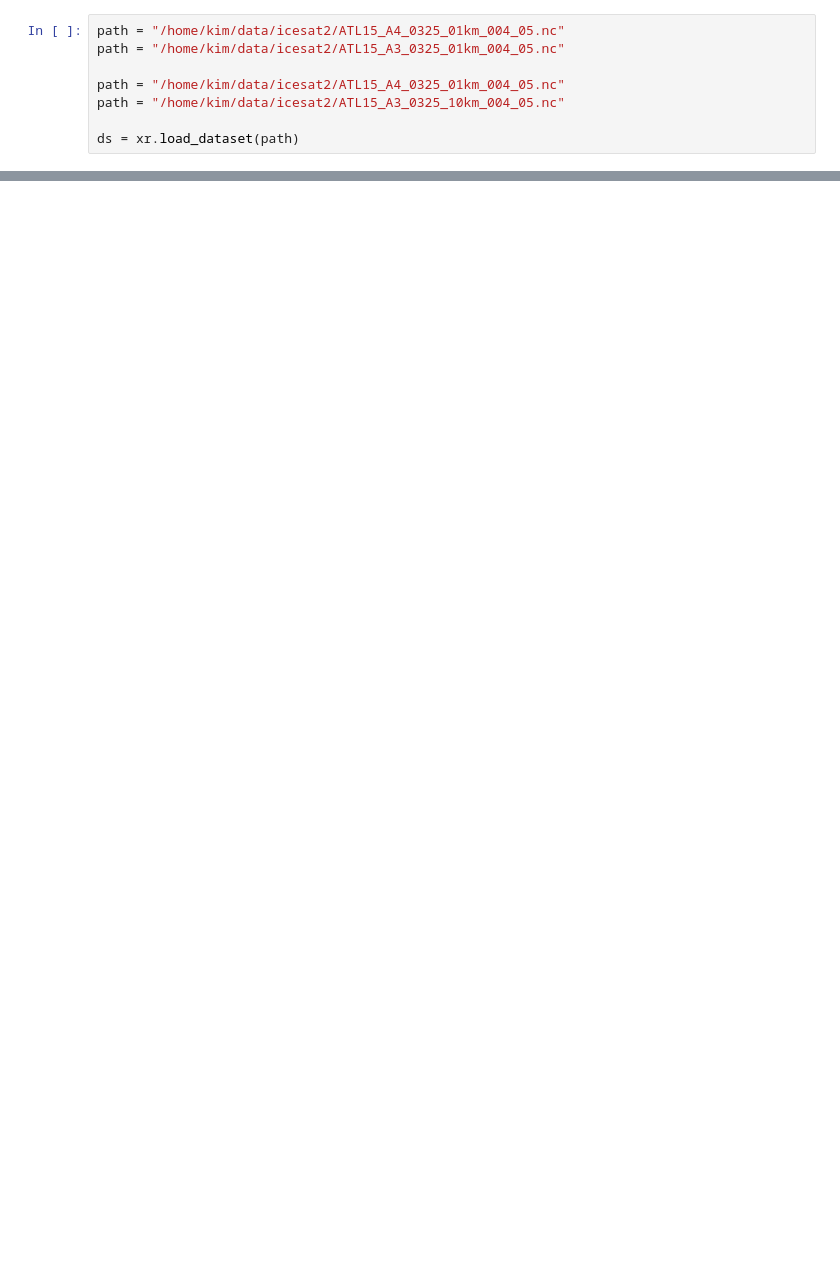
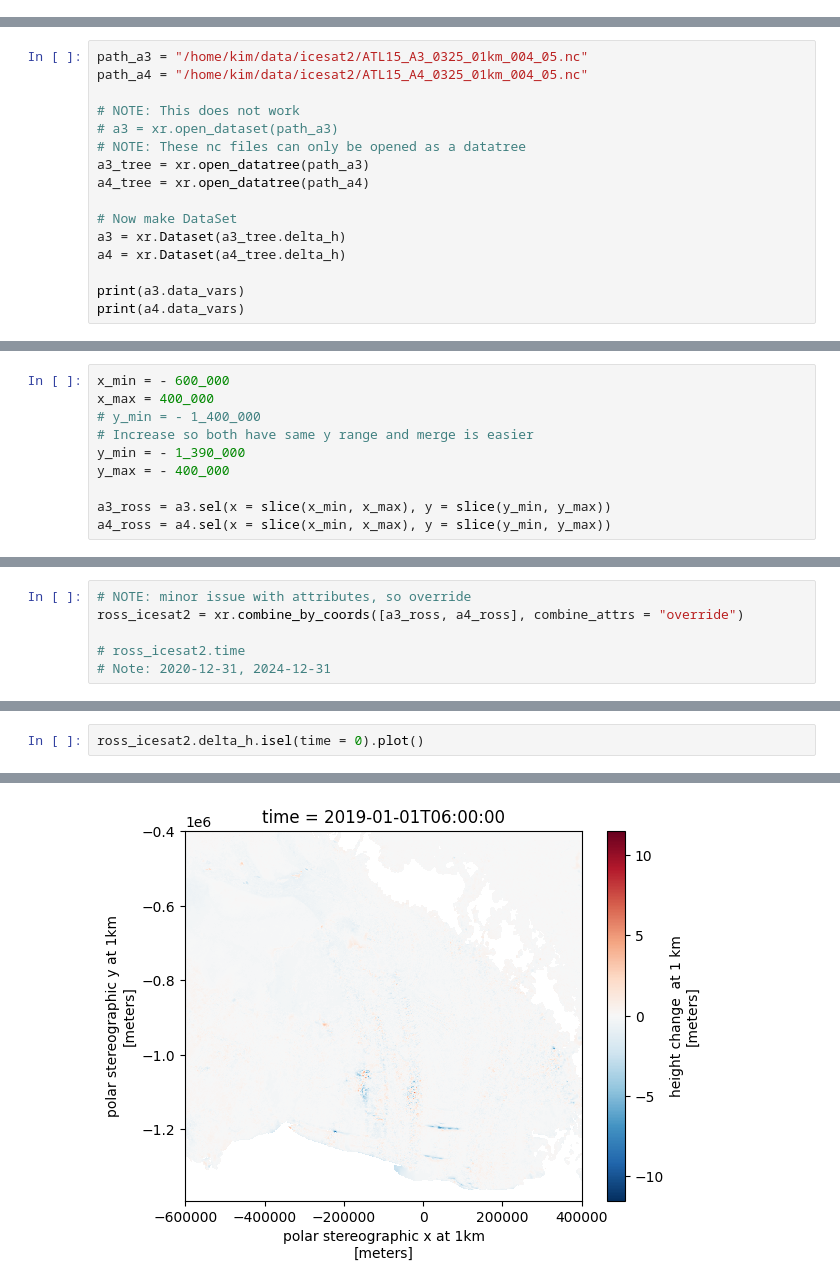
Before and after one commit to kimbente/ice_shelves_flux_decomposition, a Jupyter notebook: preprocess_height_change.ipynb, the cells around one changed output, grey strips where cells are left out. Saved outputs shown, nothing was run; the diff lists cells and outputs as text; blank space fills up the shorter version.

```diff
--- a/preprocess_height_change.ipynb
+++ b/preprocess_height_change.ipynb
@@ -12,11 +23,3 @@ import pandas as pd
 import xarray as xr
 import torch
 import matplotlib.pyplot as plt
-# %%
-path = "/home/kim/data/icesat2/ATL15_A4_0325_01km_004_05.nc"
-path = "/home/kim/data/icesat2/ATL15_A3_0325_01km_004_05.nc"
-
-path = "/home/kim/data/icesat2/ATL15_A4_0325_01km_004_05.nc"
-path = "/home/kim/data/icesat2/ATL15_A3_0325_10km_004_05.nc"
-
-ds = xr.load_dataset(path)
@@ -43,0 +26,16 @@ Attributes: (12/51)
+# %%
+path_a3 = "/home/kim/data/icesat2/ATL15_A3_0325_01km_004_05.nc"
+path_a4 = "/home/kim/data/icesat2/ATL15_A4_0325_01km_004_05.nc"
+
+# NOTE: This does not work
+# a3 = xr.open_dataset(path_a3)
+# NOTE: These nc files can only be opened as a datatree
+a3_tree = xr.open_datatree(path_a3)
+a4_tree = xr.open_datatree(path_a4)
+
+# Now make DataSet
+a3 = xr.Dataset(a3_tree.delta_h)
+a4 = xr.Dataset(a4_tree.delta_h)
+
+print(a3.data_vars)
+print(a4.data_vars)
@@ -43,0 +61,10 @@ Attributes: (12/51)
+# %%
+x_min = - 600_000
+x_max = 400_000
+# y_min = - 1_400_000
+# Increase so both have same y range and merge is easier
+y_min = - 1_390_000
+y_max = - 400_000
+
+a3_ross = a3.sel(x = slice(x_min, x_max), y = slice(y_min, y_max))
+a4_ross = a4.sel(x = slice(x_min, x_max), y = slice(y_min, y_max))
@@ -43,0 +73,6 @@ Attributes: (12/51)
+# %%
+# NOTE: minor issue with attributes, so override
+ross_icesat2 = xr.combine_by_coords([a3_ross, a4_ross], combine_attrs = "override")
+
+# ross_icesat2.time
+# Note: 2020-12-31, 2024-12-31
@@ -43,0 +174,3 @@ Attributes: (12/51)
+# %%
+ross_icesat2.delta_h.isel(time = 0).plot()
+# %% [output]
@@ -43,0 +178 @@ Attributes: (12/51)
+[figure, added]
```
Also changed, not shown: parts of 15 cells of this notebook, 2 other files.
